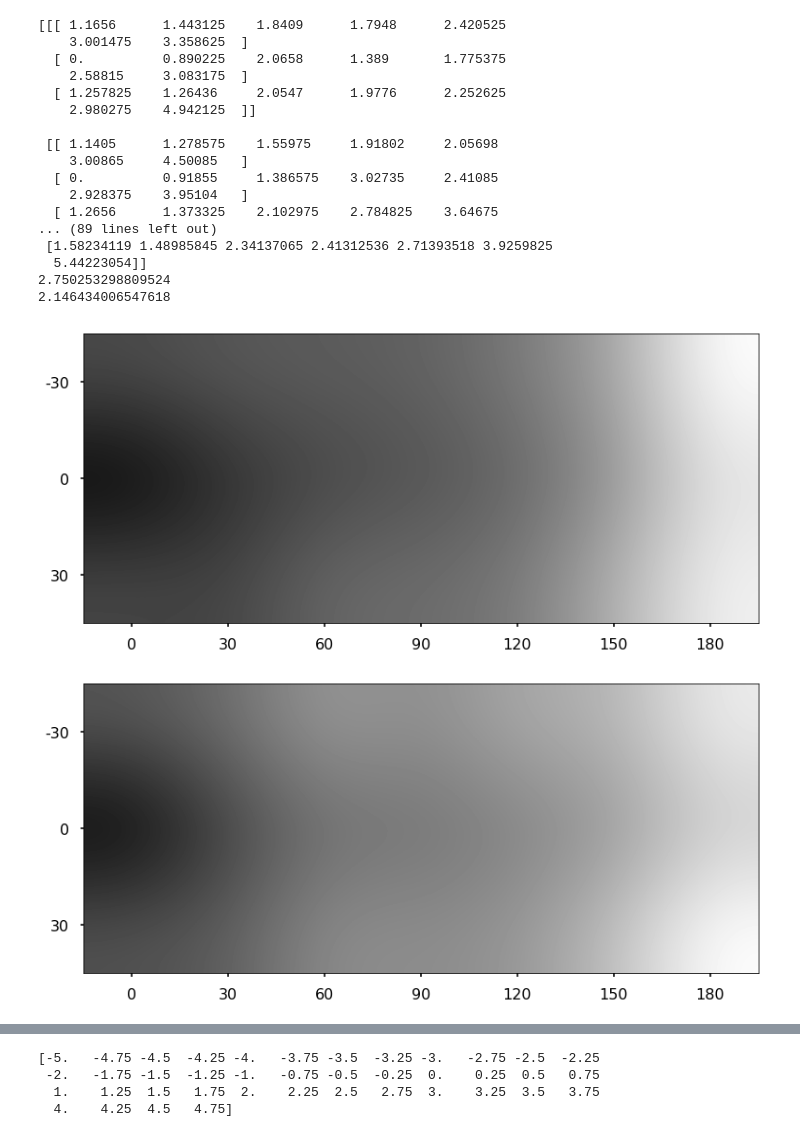
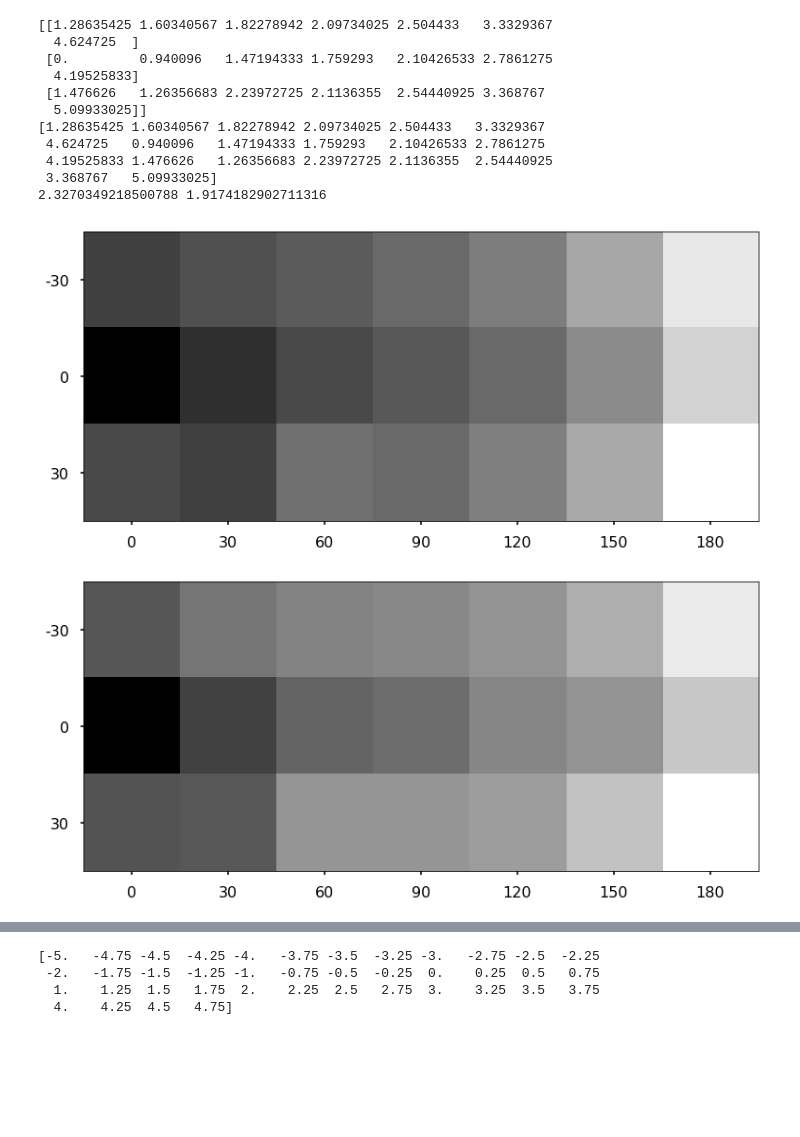
Before and after one commit to red-pencil/python_data, a Jupyter notebook: vtdata/Scripts/plot_20190427-Copy2.ipynb, the cells around one changed output, grey strips where cells are left out. Drawn from its saved outputs; the diff is of its cells as text; code cells hidden in the pictures; blank space fills up the shorter version.

```diff
--- a/vtdata/Scripts/plot_20190427-Copy2.ipynb
+++ b/vtdata/Scripts/plot_20190427-Copy2.ipynb
@@ -451,7 +777,8 @@ def plot_img(data):
 # %%
 ###################### choose user
-users=[1,2,3,4,5,9,10,14,6,12,13,8,11,7]#after 13
-#users=[1,2,3,4,5,6,9,10,12]
+#users=[1,2,3,4,5,9,10,14,6,12,13,8,11,7]#after 13
+users=[1,2,3,4,5,9,10,14,6,12]
+#users=[1,2,3,4,5,6,8,9,10,12] #roshan
 #users=[14,16,17,18,19,15]
 #users=[1,2]
 ######################
@@ -486,11 +813,12 @@ for uid in range(len(users)):
     #User.dict_print(user_all[1].time_raw[1])
 
     #print(np.array(user_all[1].time_mean[0]).shape)
-    ratio, log = user_temp.ratio_of('time',1,2)
+    ratio, log = user_temp.ratio_of('time', 'mean',1,2)
+    ratio_med, log_med = user_temp.ratio_of('time', 'median',1,2)
     #print(np.array(ratio).shape)
 
-    plot_single_user('ratio', ratio)
-    plot_single_user('log', log)
+    #####plot_single_user('ratio', ratio)
+    #####plot_single_user('ratio', ratio_med)
     print(np.array(ratio).shape)
     #plot_single_user(log)
 
@@ -523,32 +848,26 @@ Reading ../Users/4/2.txt
 # %%
 Exp.cal_mean(test1)
 Exp.cal_mean(test2)
 
 
-print(np.array(test1.time_mean_group))
-print(np.array(test1.time_mean_all_user))
-print(np.mean(np.delete(np.array(test1.time_mean_all_user), 7)))
-print(np.mean(np.delete(np.array(test2.time_mean_all_user), 7)))
+#print(np.array(test1.time_mean_group))
+print(np.array(test1.time_mean_3x7))
+print(np.delete(np.array(test1.time_mean_3x7), 7))
+print(test1.time_mean_overall, test2.time_mean_overall)
 
-plot_img(np.array(test1.time_mean_all_user))
-plot_img(np.array(test2.time_mean_all_user))
+plot_img(np.array(test1.time_mean_3x7))
+plot_img(np.array(test2.time_mean_3x7))
 # %% [output]
-[[[ 1.1656      1.443125    1.8409      1.7948      2.420525
-    3.001475    3.358625  ]
-  [ 0.          0.890225    2.0658      1.389       1.775375
-    2.58815     3.083175  ]
-  [ 1.257825    1.26436     2.0547      1.9776      2.252625
-    2.980275    4.942125  ]]
-
- [[ 1.1405      1.278575    1.55975     1.91802     2.05698
-    3.00865     4.50085   ]
-  [ 0.          0.91855     1.386575    3.02735     2.41085
-    2.928375    3.95104   ]
-  [ 1.2656      1.373325    2.102975    2.784825    3.64675
-... (89 lines left out)
- [1.58234119 1.48985845 2.34137065 2.41312536 2.71393518 3.9259825
-  5.44223054]]
-2.750253298809524
-2.146434006547618
+[[1.28635425 1.60340567 1.82278942 2.09734025 2.504433   3.3329367
+  4.624725  ]
+ [0.         0.940096   1.47194333 1.759293   2.10426533 2.7861275
+  4.19525833]
+ [1.476626   1.26356683 2.23972725 2.1136355  2.54440925 3.368767
+  5.09933025]]
+[1.28635425 1.60340567 1.82278942 2.09734025 2.504433   3.3329367
+ 4.624725   0.940096   1.47194333 1.759293   2.10426533 2.7861275
+ 4.19525833 1.476626   1.26356683 2.23972725 2.1136355  2.54440925
+ 3.368767   5.09933025]
+2.3270349218500788 1.9174182902711316
-[figure, old version]
+[figure, new version]
-[figure, old version]
+[figure, new version]
```
Also changed, not shown: parts of 8 cells of this notebook.
